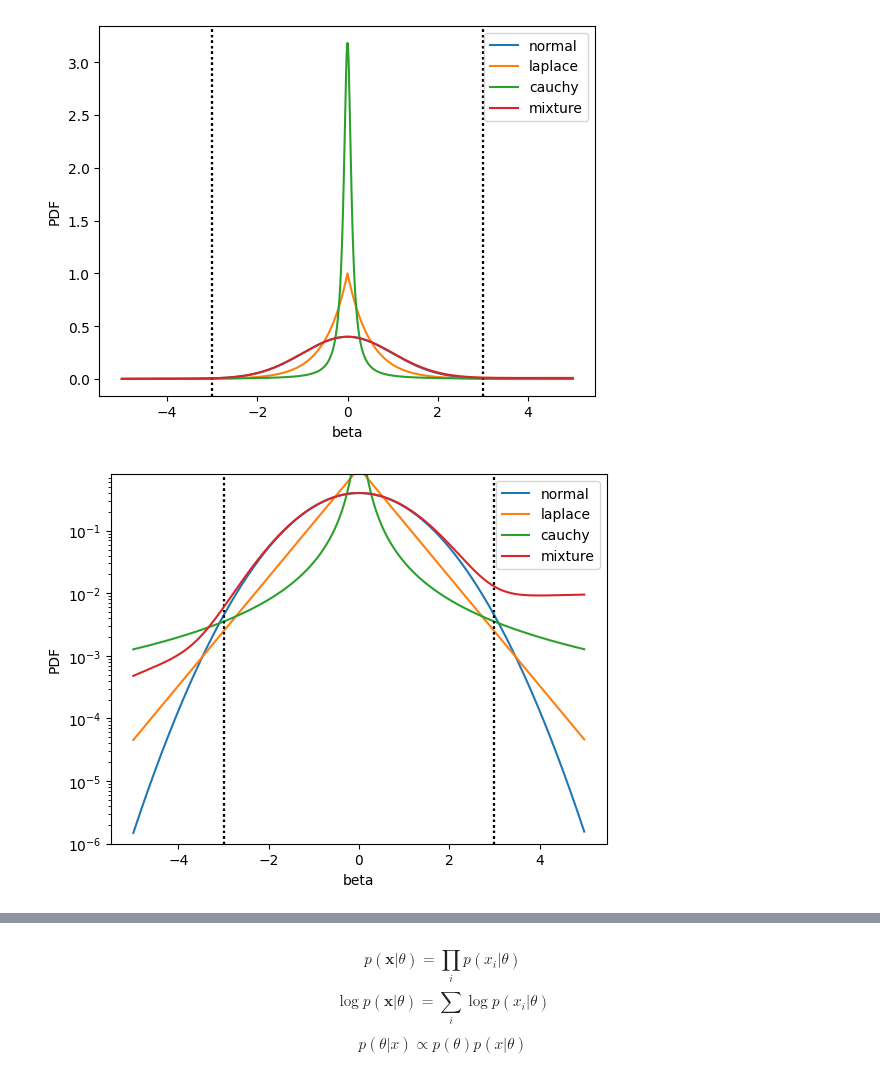
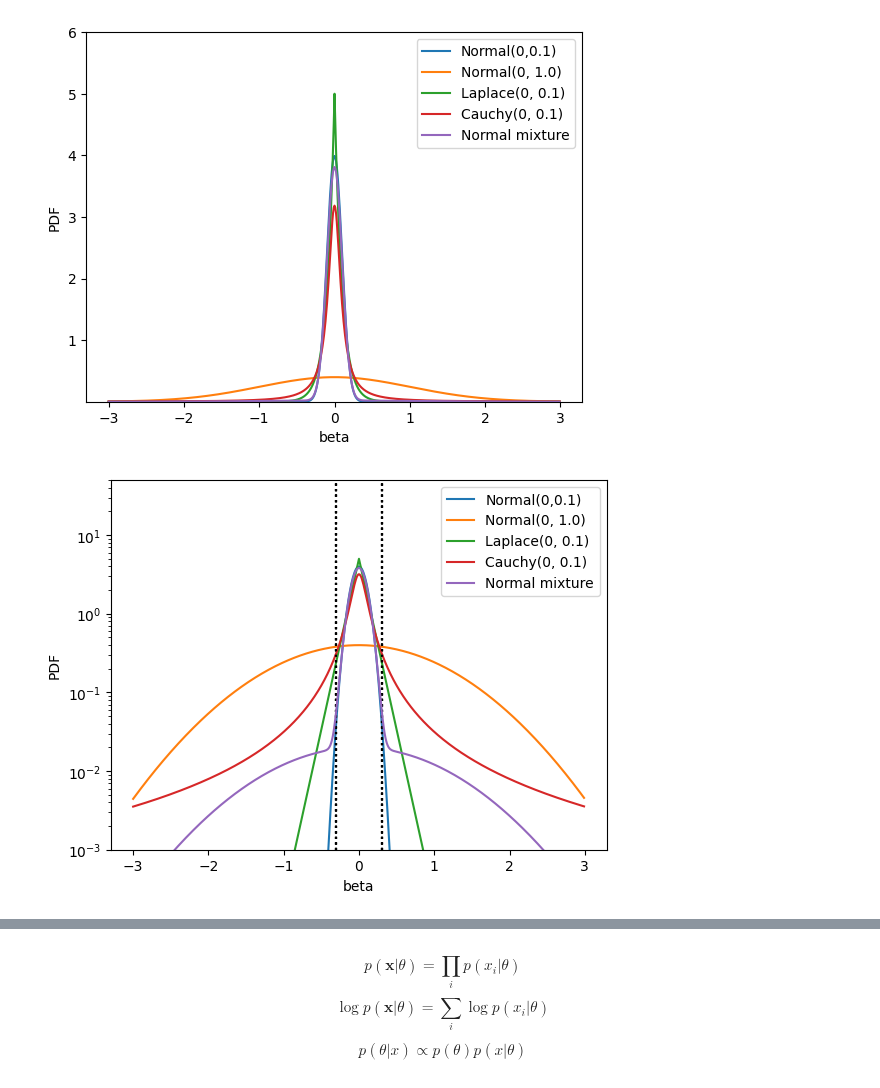
Before and after one commit to pinellolab/PerTurbo, a Jupyter notebook: docs/notebooks/priors.ipynb, the cells around one changed output, grey strips where cells are left out. Cells and saved outputs as stored; diff of their text form; code cells hidden in the pictures.

```diff
--- a/docs/notebooks/priors.ipynb
+++ b/docs/notebooks/priors.ipynb
@@ -1,55 +1,63 @@
 # %%
+from matplotlib.pylab import f
 import numpy as np
 import matplotlib.pyplot as plt
 from scipy.stats import norm, cauchy, laplace
 
 # prior_type = "mixture"
 # prior_type = "cauchy"
 # prior_type = "laplace"
 prior_type = "normal"
 
-betas = np.arange(-5, 5, 0.01)
-tau = 1
-alpha = 1e-2
-sigma_1 = 3
-lfc = np.log(0.5)  # 50% downreg
+betas = np.arange(-3, 3, 0.01)
+tau = 0.1
+alpha = 0.05
+sigma_1 = tau * 10
+# lfc = np.log(0.5)  # 50% downreg
+lfc = -1
+
+priors = {
+    f"Normal(0,{tau})": norm.pdf(betas, scale=tau),
+    f"Normal(0, {sigma_1})": norm.pdf(betas, scale=sigma_1),
+    f"Laplace(0, {tau})": laplace.pdf(betas, scale=tau),
+    f"Cauchy(0, {tau})": cauchy.pdf(betas, scale=tau),
+    "Normal mixture": alpha * norm.pdf(betas, scale=sigma_1) + (1 - alpha) * norm.pdf(betas, scale=tau),
+}
 
 
-priors = {
-    "normal": norm.pdf(betas, scale=tau),
-    "laplace": laplace.pdf(betas, scale=tau / 2),
-    "cauchy": cauchy.pdf(betas, scale=tau / 10),
-    "mixture": alpha * norm.cdf(betas, scale=sigma_1) + (1 - alpha) * norm.pdf(betas, scale=tau),
-}
+# plt.figure(figsize=(3,3))
 
+for prior_type, prior in priors.items():
+    # plt.axvline(tau * 3, linestyle="dotted", color="black")
+    # plt.axvline(-tau * 3, linestyle="dotted", color="black")
+    plt.plot(betas, prior, label=prior_type)
+    plt.xlabel("beta")
+    plt.ylabel("PDF")
+    plt.ylim(1e-6, 6)
+    # plt.ylim(1e-6, prior.max() * 10)
+    # plt.title("Two-Component Normal Mixture Model PDF")
+    # plt.semilogy()
+plt.legend()
+plt.show()
+
+max_prior = 0
 for prior_type, prior in priors.items():
     plt.axvline(tau * 3, linestyle="dotted", color="black")
     plt.axvline(-tau * 3, linestyle="dotted", color="black")
     plt.plot(betas, prior, label=prior_type)
     plt.xlabel("beta")
     plt.ylabel("PDF")
-    # plt.ylim(1e-6, prior.max() * 10)
-    # plt.title("Two-Component Normal Mixture Model PDF")
-    # plt.semilogy()
-plt.legend()
-plt.show()
-
-for prior_type, prior in priors.items():
-    plt.axvline(tau * 3, linestyle="dotted", color="black")
-    plt.axvline(-tau * 3, linestyle="dotted", color="black")
-    plt.plot(betas, prior, label=prior_type)
-    plt.xlabel("beta")
-    plt.ylabel("PDF")
-    # plt.ylim(1e-6, prior.max() * 10)
-    # plt.title("Two-Component Normal Mixture Model PDF")
-    # plt.semilogy()
+    max_prior = max(max_prior, prior.max())
+plt.ylim(1e-3, max_prior * 10)
+# plt.title("Two-Component Normal Mixture Model PDF")
+# plt.semilogy()
 plt.legend()
 plt.semilogy()
-plt.ylim(1e-6, prior.max() * 2)
+# plt.ylim(1e-6, prior.max() * 2)
 plt.show()
 # %% [output]
-[figure, old version]
+[figure, new version]
-[figure, old version]
+[figure, new version]
 # %%
 # import sympy as sp
 
```
Also changed, not shown: parts of 4 cells of this notebook, 24 other files.
